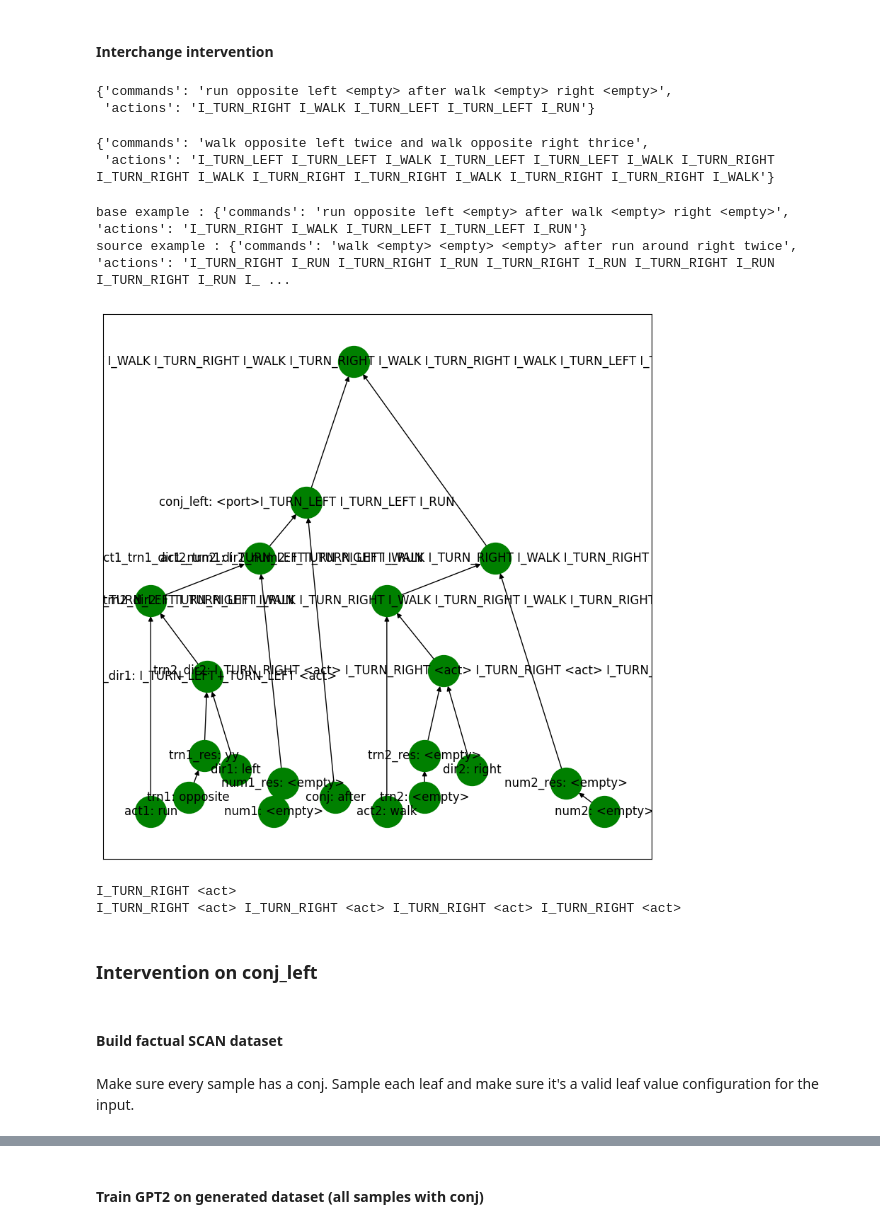
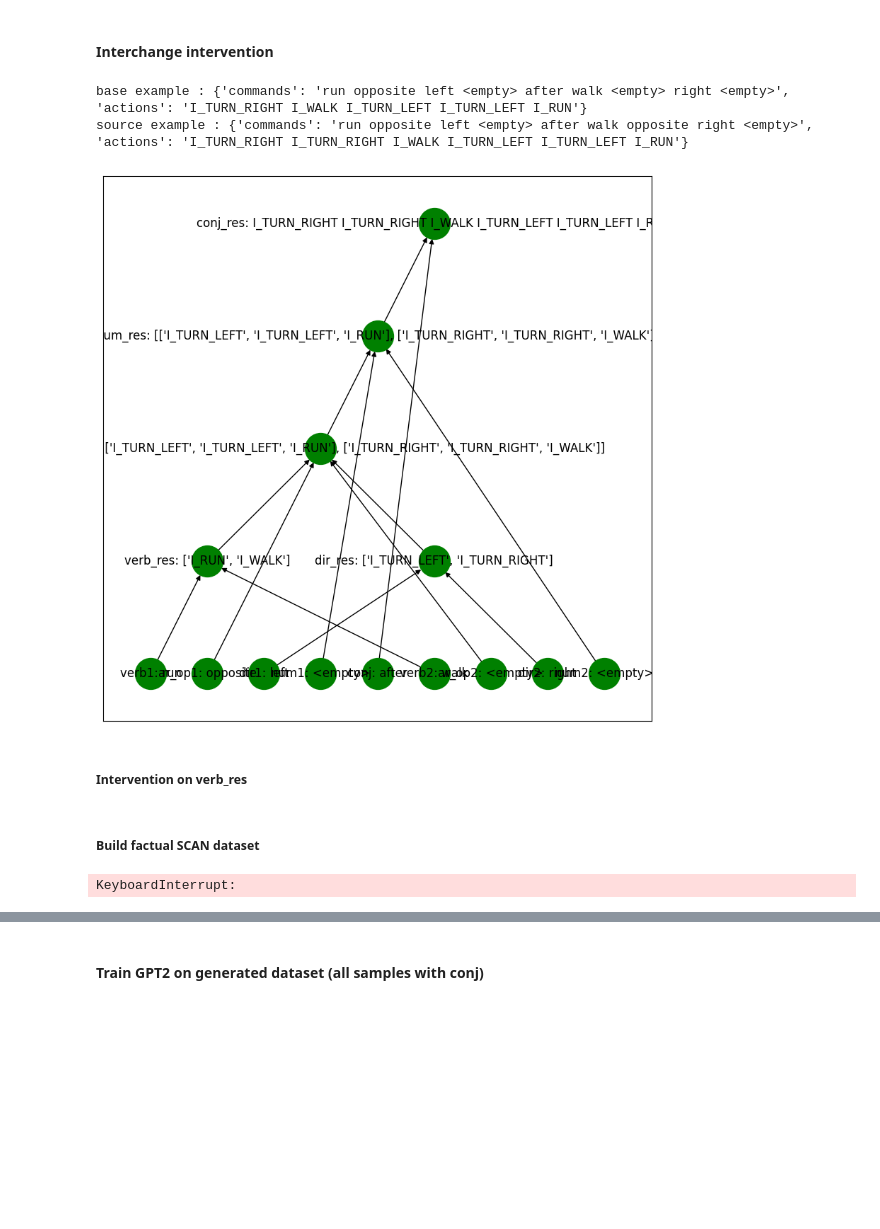
Before and after one commit to tatami-galaxy/Caricatures, a Jupyter notebook: experiments/SCAN/interventions/gpt2_scan_interventions_BU.ipynb, the cells around one changed output, grey strips where cells are left out. Cells and saved outputs as stored; diff of their text form; code cells hidden in the pictures; blank space fills up the shorter version.

Commit message:
pyvene model. causal abstraction. circuit discovery

```diff
--- a/experiments/SCAN/interventions/gpt2_scan_interventions_BU.ipynb
+++ b/experiments/SCAN/interventions/gpt2_scan_interventions_BU.ipynb
@@ -379,57 +379,44 @@ Intervention setting ar_op_res to around instead of opposite:
 [figure]
 # %% [markdown]
 #### Interchange intervention
-# %%
-# TODO:
-simple_train_padded[0]
-# %% [output]
-{'commands': 'run opposite left <empty> after walk <empty> right <empty>',
- 'actions': 'I_TURN_RIGHT I_WALK I_TURN_LEFT I_TURN_LEFT I_RUN'}
-# %%
-simple_train_padded[2]
-# %% [output]
-{'commands': 'walk opposite left twice and walk opposite right thrice',
- 'actions': 'I_TURN_LEFT I_TURN_LEFT I_WALK I_TURN_LEFT I_TURN_LEFT I_WALK I_TURN_RIGHT I_TURN_RIGHT I_WALK I_TURN_RIGHT I_TURN_RIGHT I_WALK I_TURN_RIGHT I_TURN_RIGHT I_WALK'}
 # %%
-example = simple_train_padded[0]
-print('base example : {}'.format(example))
-padded_command = example[input_column].split()
-base = {leaves[i]:padded_command[i] for i in range(max_command_len)}
+base_example = simple_train_padded[0]
+print('base example : {}'.format(base_example))
+padded_command = base_example[input_column].split()
+base = {leaves[i]:padded_command[i] for i in range(MAX_COMMAND_LEN)}
 
-source_example = simple_train_padded[2]
+source_example = simple_train_padded[5]
 print('source example : {}'.format(source_example))
 padded_command = source_example[input_column].split()
-source = {leaves[i]:padded_command[i] for i in range(max_command_len)}
-setting = causal_model.run_interchange(base, {"trn2_dir2": source})
+source = {leaves[i]:padded_command[i] for i in range(MAX_COMMAND_LEN)}
+setting = causal_model.run_interchange(base, {"ar_op_res": source})
 causal_model.print_setting(setting)
 # %% [output]
 base example : {'commands': 'run opposite left <empty> after walk <empty> right <empty>', 'actions': 'I_TURN_RIGHT I_WALK I_TURN_LEFT I_TURN_LEFT I_RUN'}
-source example : {'commands': 'walk <empty> <empty> <empty> after run around right twice', 'actions': 'I_TURN_RIGHT I_RUN I_TURN_RIGHT I_RUN I_TURN_RIGHT I_RUN I_TURN_RIGHT I_RUN I_TURN_RIGHT I_RUN I_ ...
+source example : {'commands': 'run opposite left <empty> after walk opposite right <empty>', 'actions': 'I_TURN_RIGHT I_TURN_RIGHT I_WALK I_TURN_LEFT I_TURN_LEFT I_RUN'}
-[figure, old version]
+[figure, new version]
-# %%
-print(base_setting['trn2_dir2'])
-print(setting['trn2_dir2'])
-# %% [output]
-I_TURN_RIGHT <act>
-I_TURN_RIGHT <act> I_TURN_RIGHT <act> I_TURN_RIGHT <act> I_TURN_RIGHT <act>
 # %% [markdown]
-### Intervention on conj_left
+##### Intervention on verb_res
 # %% [markdown]
-#### Build factual SCAN dataset
+##### Build factual SCAN dataset
-# %% [markdown]
-Make sure every sample has a conj. Sample each leaf and make sure it's a valid leaf value configuration for the input.
 # %%
+# TODO: fix validation
 def validate_leaf_config(input):
-    # condition1: conj cannot be empty
-    if input['conj'] == EMPTY:
+    # condition1: verb1 cannot be placeholder
+    if input['verb1'] == placeholder:
         return True
-    # condition2 : actions cannot be empty
-    if input['act1'] == EMPTY or input['act2'] == EMPTY:
+    # condition2: if verb2 == placeholder, must be placeholders afterwards
+    if input['verb2'] == placeholder:
+        if any(leaf != placeholder for leaf in ['ar_op2', 'dir2', 'num2']):
+            return True
+    # condition3: if conj == placeholder, must be placeholders afterwards
+    if input['conj'] == placeholder:
+        if any(leaf != placeholder for leaf in ['verb2', 'ar_op2', 'dir2', 'num2']):
+            return True
+    # condition4: if direction == placeholder, around/opposite == placeholder
+    if input['dir1'] == placeholder and input['ar_op1'] != placeholder:
         return True
-    # condition3 : if direction is empty, turn has to be empty
-    if input['dir1'] == EMPTY and input['trn1'] != EMPTY:
-        return True
-    if input['dir2'] == EMPTY and input['trn2'] != EMPTY:
+    if input['dir2'] == placeholder and input['ar_op2'] != placeholder:
         return True
 
 
@@ -445,6 +432,7 @@ def input_sampler():
                 command_type_keys = val
             else:
                 raise ValueError("Invalid command type. Check command type maps")
+            command_type_keys.append(placeholder)
             r_key = random.choice(command_type_keys)
             # assuming leaves is a list with ordered values
             input[leaves[posn]] = r_key
@@ -452,4 +440,6 @@ def input_sampler():
         invalid_input = validate_leaf_config(input)
     return input
 
-#input_sampler()
+input_sampler()
+# %% [output]
+KeyboardInterrupt:
```
Also changed, not shown: parts of 1 cell of this notebook.
